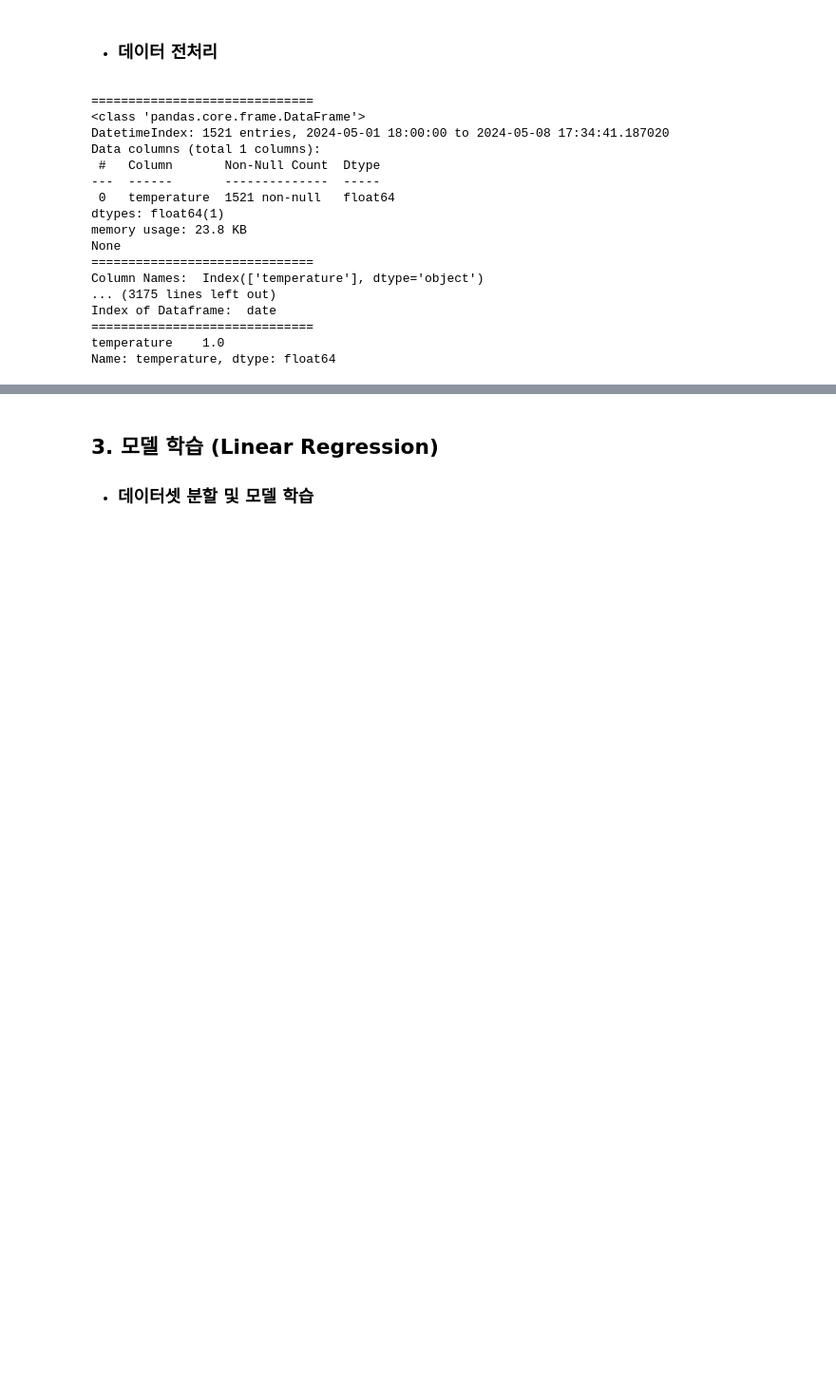
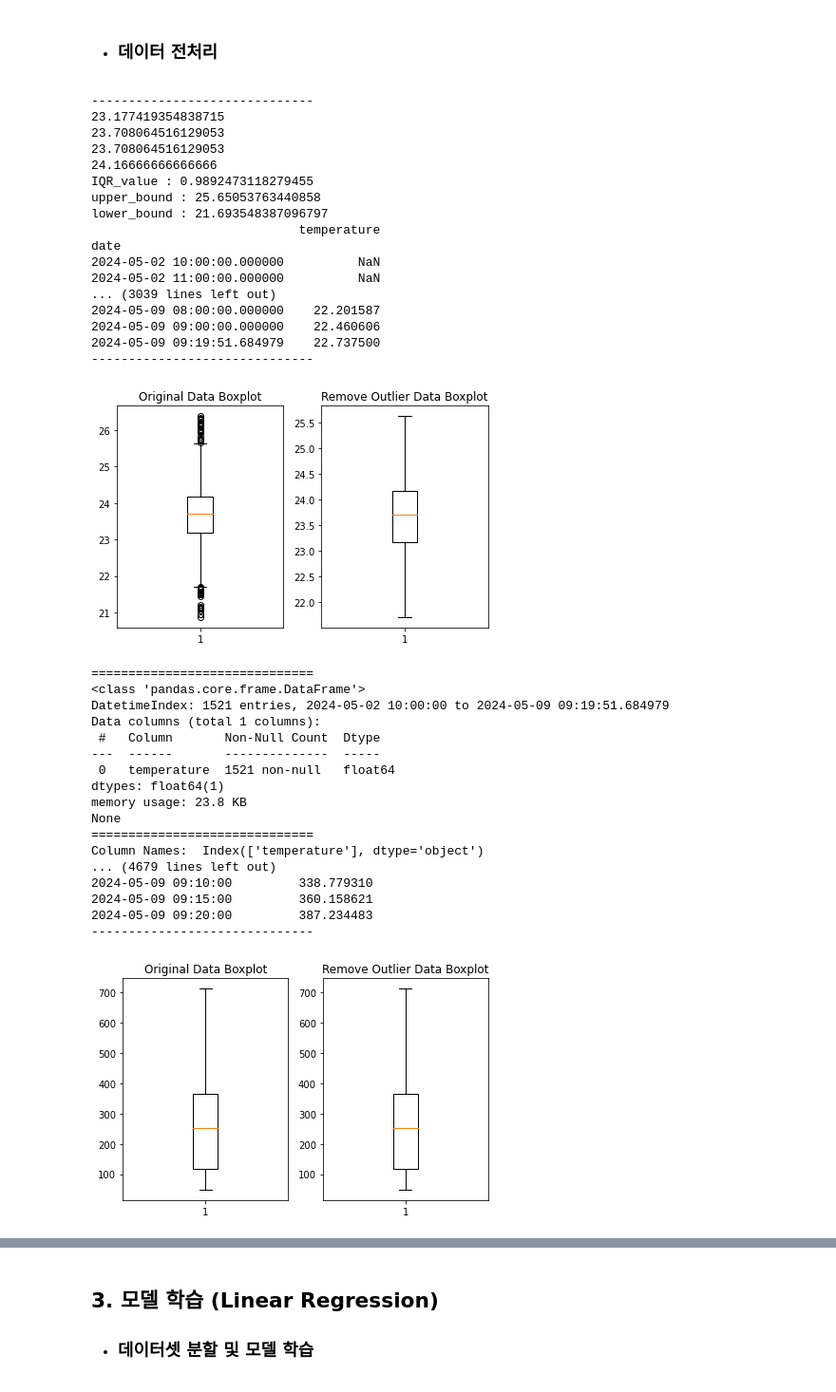
Before and after one commit to nhnacademy-aiot1-team3/ai-service, a Jupyter notebook: data_analysis.ipynb, the cells around one changed output, grey strips where cells are left out. Shown: that part at 95% size. Drawn from its saved outputs; the diff is of its cells as text; code cells hidden in the pictures; blank space fills up the shorter version.

```diff
--- a/data_analysis.ipynb
+++ b/data_analysis.ipynb
@@ -272,7 +266,14 @@ plt.show()
 # %%
 # 이상치 제거
 def outlier_processing(raw_dataset, sensor_type):
-    raw_dataset[sensor_type] = raw_dataset[sensor_type].interpolate(method='values')
+    raw_dataset[sensor_type] = raw_dataset[sensor_type].interpolate()
+    fig = plt.figure()
+
+    fig_1 = fig.add_subplot(1,2,1)
+    fig_2 = fig.add_subplot(1,2,2)
+
+    fig_1.set_title('Original Data Boxplot')
+    fig_1.boxplot(raw_dataset)
 
     print('-'*30)
     print(np.percentile(raw_dataset,25))
@@ -293,9 +294,16 @@ def outlier_processing(raw_dataset, sensor_type):
     print(raw_dataset[(raw_dataset > upper_bound) | (raw_dataset < lower_bound)])
 
     result_data = raw_dataset[(raw_dataset<=upper_bound) & (raw_dataset >= lower_bound)]
+    result_data[sensor_type] = result_data[sensor_type].interpolate()
     print('이상치 제거 후 데이터 : {}'.format(result_data))
     print('-'*30)
 
+    fig_2.set_title('Remove Outlier Data Boxplot')
+    fig_2.boxplot(result_data)
+
+    fig.tight_layout()
+    plt.show()
+
     return result_data
 # %%
 # 데이터 전처리
@@ -333,25 +340,43 @@ def data_preprocessing(sensor_type, raw_dataset):
 # %%
 # 온도 데이터 전처리
 pre_df_temp = data_preprocessing('temperature', raw_df_temp)
-print_df_info(pre_df_temp, 'temperature')
 
 # 에너지 데이터 전처리
-# pre_df_energy = data_preprocessing('electrical_energy', raw_df_energy)
+pre_df_energy = data_preprocessing('electrical_energy', raw_df_energy)
 # %% [output]
-==============================
-<class 'pandas.core.frame.DataFrame'>
-DatetimeIndex: 1521 entries, 2024-05-01 18:00:00 to 2024-05-08 17:34:41.187020
-Data columns (total 1 columns):
- #   Column       Non-Null Count  Dtype
----  ------       --------------  -----
- 0   temperature  1521 non-null   float64
-dtypes: float64(1)
-memory usage: 23.8 KB
-None
-==============================
-Column Names:  Index(['temperature'], dtype='object')
-... (3175 lines left out)
-Index of Dataframe:  date
-==============================
-temperature    1.0
-Name: temperature, dtype: float64
+------------------------------
+23.177419354838715
+23.708064516129053
+23.708064516129053
+24.16666666666666
+IQR_value : 0.9892473118279455
+upper_bound : 25.65053763440858
+lower_bound : 21.693548387096797
+                            temperature
+date
+2024-05-02 10:00:00.000000          NaN
+2024-05-02 11:00:00.000000          NaN
+... (3039 lines left out)
+2024-05-09 08:00:00.000000    22.201587
+2024-05-09 09:00:00.000000    22.460606
+2024-05-09 09:19:51.684979    22.737500
+------------------------------
+[figure, added]
+==============================
+<class 'pandas.core.frame.DataFrame'>
+DatetimeIndex: 1521 entries, 2024-05-02 10:00:00 to 2024-05-09 09:19:51.684979
+Data columns (total 1 columns):
+ #   Column       Non-Null Count  Dtype
+---  ------       --------------  -----
+ 0   temperature  1521 non-null   float64
+dtypes: float64(1)
+memory usage: 23.8 KB
+None
+==============================
+Column Names:  Index(['temperature'], dtype='object')
+... (4679 lines left out)
+2024-05-09 09:10:00         338.779310
+2024-05-09 09:15:00         360.158621
+2024-05-09 09:20:00         387.234483
+------------------------------
+[figure, added]
```
Also changed, not shown: parts of 14 cells of this notebook, 1 other file.
